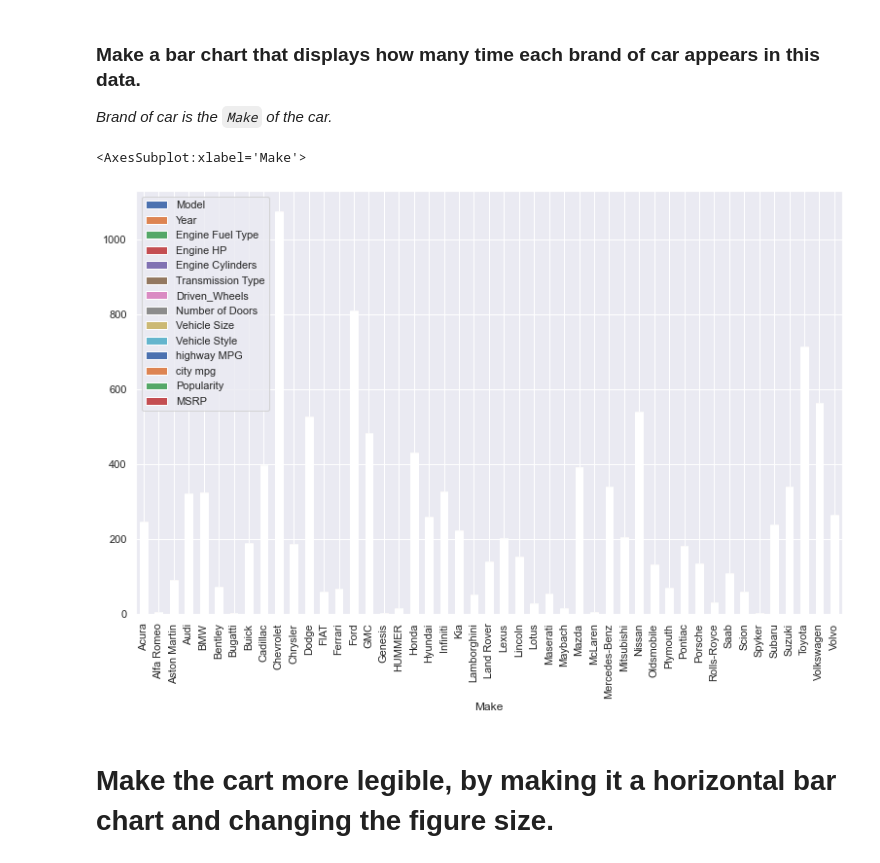
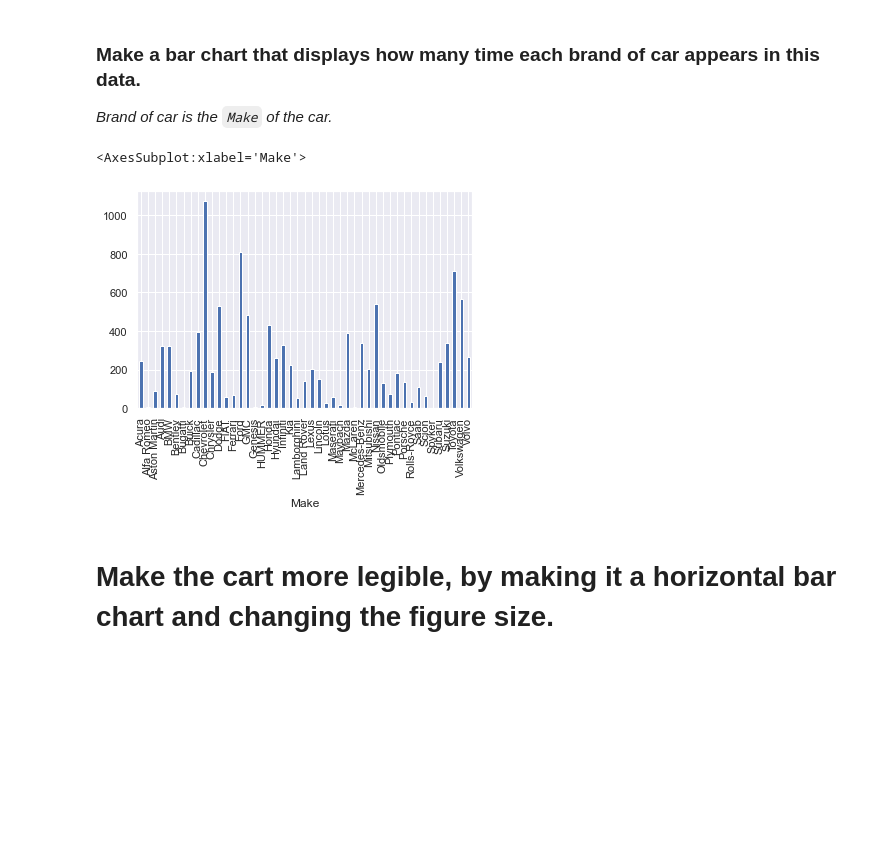
Before and after one commit to OmarMiah/2020-fall-data-science, a Jupyter notebook: Week2-EDA/Exercise-EDA.ipynb, the cells around one changed output. Cells and saved outputs as stored; diff of their text form; code cells hidden in the pictures; blank space fills up the shorter version.

```diff
--- a/Week2-EDA/Exercise-EDA.ipynb
+++ b/Week2-EDA/Exercise-EDA.ipynb
@@ -137,11 +117,11 @@ _Brand of car is the `Make` of the car._
 # %%
 # Make a bar chart that displays how many times each brand of car appears in this data.
 
-gb = df.groupby('Make').count()
+gb = df.groupby('Make')['Model'].count()
 gb.plot(kind ='bar')
 # %% [output]
 <AxesSubplot:xlabel='Make'>
-[figure, old version]
+[figure, new version]
 # %% [markdown]
 # Make the cart more legible, by making it a horizontal bar chart and changing the figure size.
 # %%
```
Also changed, not shown: parts of 21 cells of this notebook.
